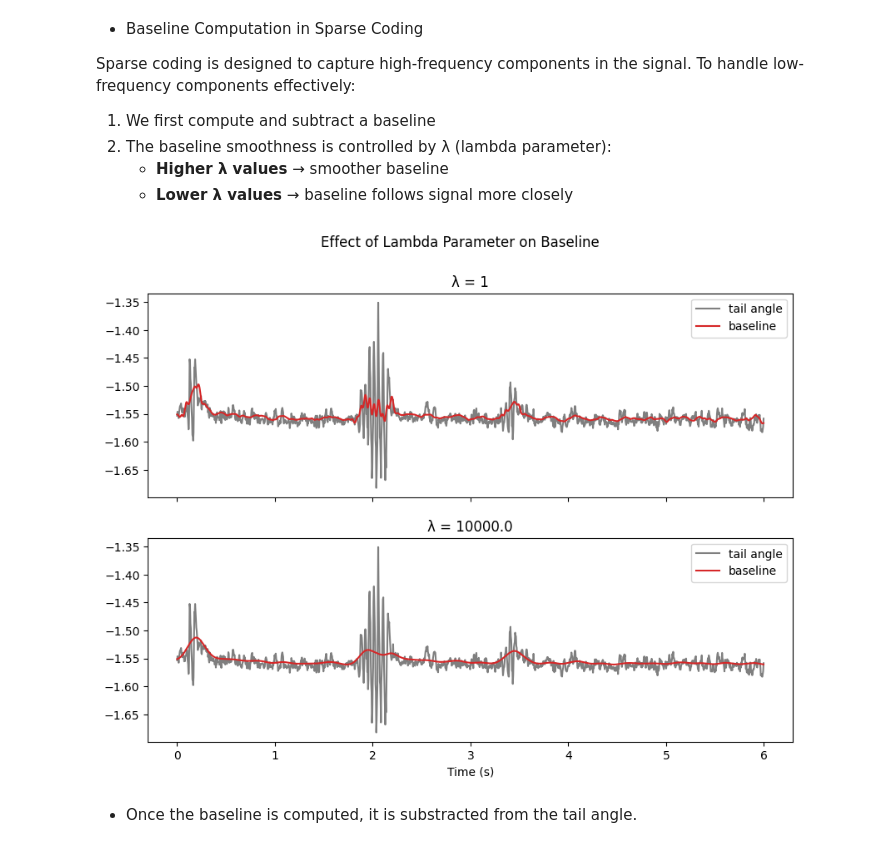
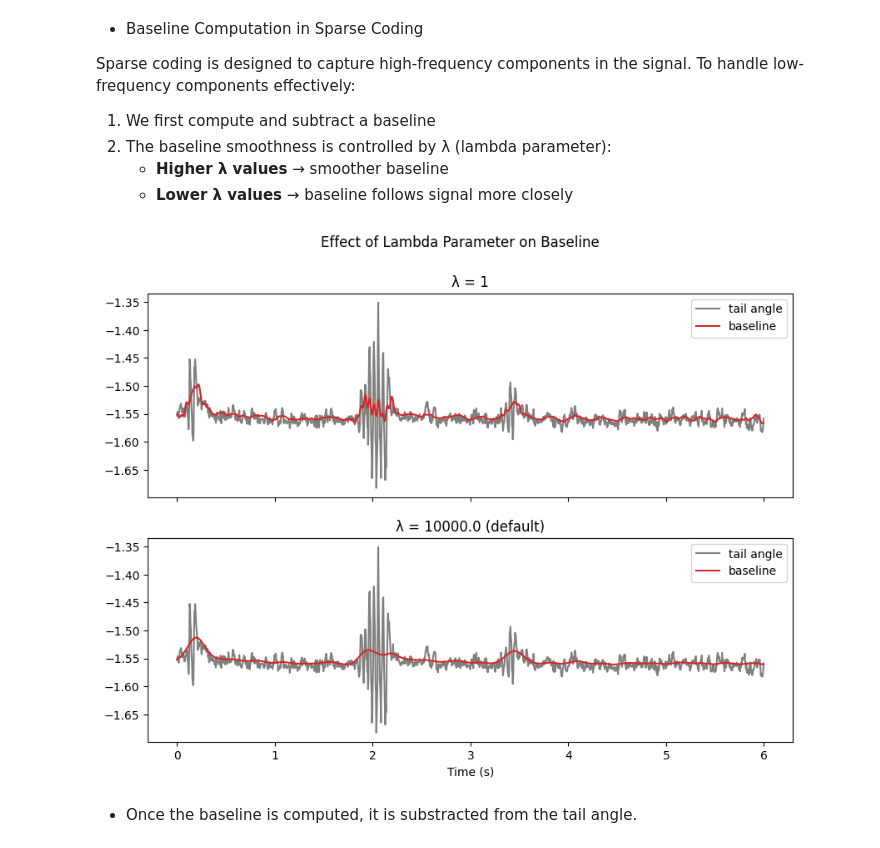
Before and after one commit to orger-lab/megabouts, a Jupyter notebook: docs/source/notebooks/tutorial_HeadRestrained_Pipeline.ipynb, the cells around one changed output. Drawn from its saved outputs; the diff is of its cells as text; code cells hidden in the pictures.

```diff
--- a/docs/source/notebooks/tutorial_HeadRestrained_Pipeline.ipynb
+++ b/docs/source/notebooks/tutorial_HeadRestrained_Pipeline.ipynb
@@ -75,31 +75,35 @@ Sparse coding is designed to capture high-frequency components in the signal. To
 # %%
 t = np.arange(tracking_data.T) / tracking_cfg.fps
 IdSt = 20612
 Duration = 1500
 t_win = t[IdSt : IdSt + Duration] - t[IdSt]
 
 fig, ax = plt.subplots(2, 1, figsize=(10, 7), sharex=True)
 fig.suptitle("Effect of Lambda Parameter on Baseline")
 
 for i, lmbda in enumerate([1, 1e4]):
     pipeline.tail_preprocessing_cfg.baseline_params["lmbda"] = lmbda
     tail = pipeline.preprocess_tail(tracking_data.tail_df)
     ax[i].plot(
         t_win, tail.angle[IdSt : IdSt + Duration, 7], "tab:gray", label="tail angle"
     )
     ax[i].plot(
         t_win,
         tail.angle_baseline[IdSt : IdSt + Duration, 7],
         "tab:red",
         label="baseline",
     )
-    ax[i].set_title(f"λ = {lmbda}")
+    str_ = f"λ = {lmbda}"
+    if lmbda == 1e4:
+        str_ += " (default)"
+    ax[i].set_title(str_)
+
     ax[i].legend()
 
 ax[-1].set_xlabel("Time (s)")
 plt.show()
 # %% [output]
-[figure, old version]
+[figure, new version]
 # %% [markdown]
 * Once the baseline is computed, it is substracted from the tail angle.
 # %%
```
Also changed, not shown: parts of 2 cells of this notebook, 8 other files.
